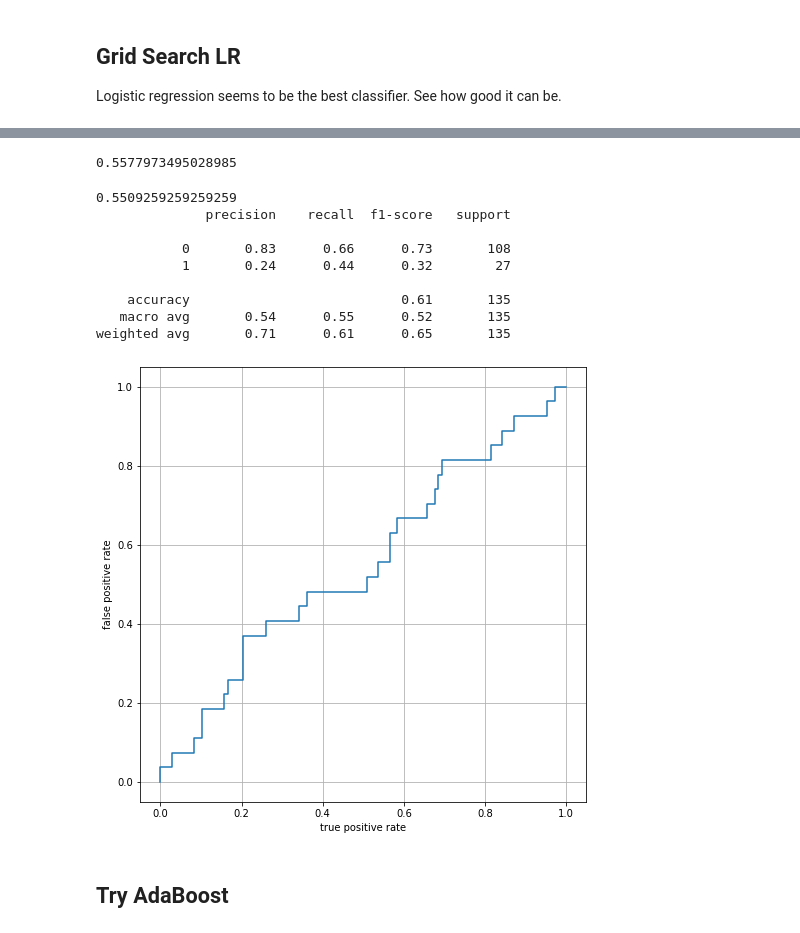
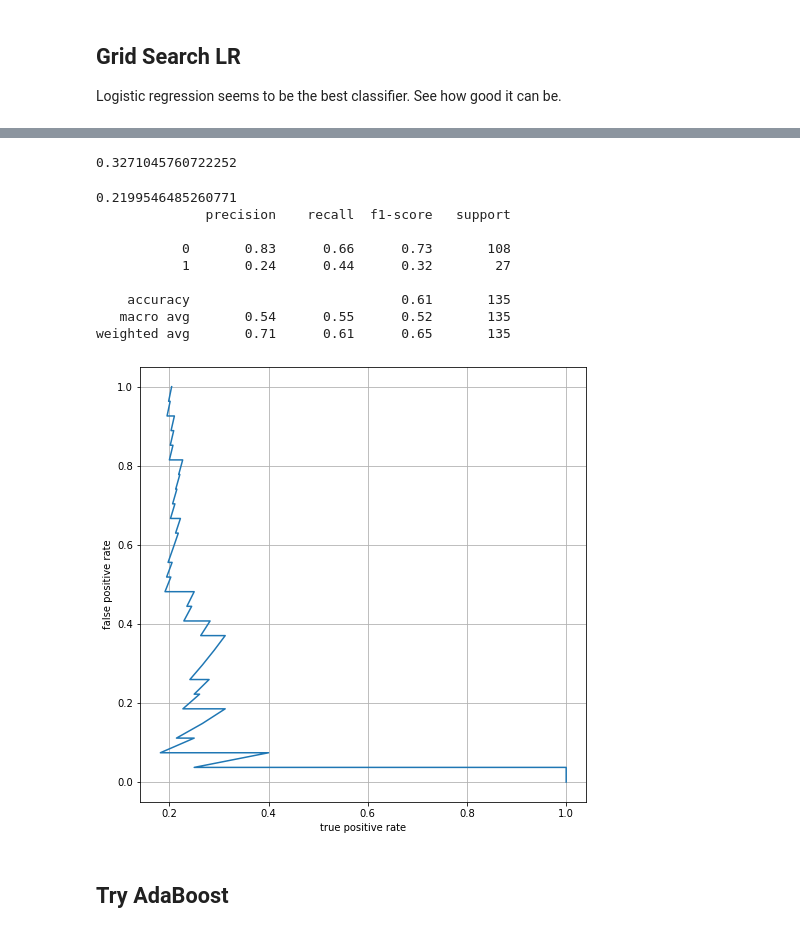
Before and after one commit to li-lab-mcgill/heterogeneous_ehr, a Jupyter notebook: Prediction-MultiDatatypes.ipynb, the cells around one changed output, grey strips where cells are left out. Saved outputs shown, nothing was run; the diff lists cells and outputs as text; code cells hidden in the pictures.

Commit message:
changing to precision-recall

```diff
--- a/Prediction-MultiDatatypes.ipynb
+++ b/Prediction-MultiDatatypes.ipynb
@@ -195,7 +195,7 @@ hyperparams = {
     'max_iter': [100, 200, 300]
               }
 # %%
-searcher = GridSearchCV(estimator=estimator, n_jobs=12, param_grid=hyperparams, scoring='roc_auc', cv=5)
+searcher = GridSearchCV(estimator=estimator, n_jobs=12, param_grid=hyperparams, scoring='average_precision', cv=5)
 # %%
 searcher.fit(train_mixtures, bi_train_duration)
 # %% [output]
@@ -223,14 +223,14 @@ print(searcher.best_params_)
 # %%
 print(searcher.best_score_)
 # %% [output]
-0.5577973495028985
+0.3271045760722252
 # %%
 valid_predictions_lrbest = searcher.best_estimator_.predict(valid_mixtures)
 # %%
-print(roc_auc_score(bi_valid_duration, valid_predictions_lrbest))
+print(average_precision_score(bi_valid_duration, valid_predictions_lrbest))
 print(classification_report(bi_valid_duration, valid_predictions_lrbest))
 # %% [output]
-0.5509259259259259
+0.2199546485260771
               precision    recall  f1-score   support
 
            0       0.83      0.66      0.73       108
@@ -241,17 +241,17 @@ print(classification_report(bi_valid_duration, valid_predictions_lrbest))
 weighted avg       0.71      0.61      0.65       135
 # %%
 valid_proba_lrbest = searcher.best_estimator_.predict_proba(valid_mixtures)[:, 1]
-fpr, tpr, _ = roc_curve(bi_valid_duration, valid_proba_lrbest, pos_label=1, drop_intermediate=False)
+precision, recall, _ = precision_recall_curve(bi_valid_duration, valid_proba_lrbest, pos_label=1)
 # %%
 import matplotlib.pyplot as plt
 # %%
 plt.figure(figsize=(8, 8))
-plt.plot(fpr, tpr)
+plt.plot(precision, recall)
 plt.xlabel('true positive rate')
 plt.ylabel('false positive rate')
 plt.grid()
 # %% [output]
-[figure, old version]
+[figure, new version]
 # %% [markdown]
 ## Try AdaBoost
 # %%
```
Also changed, not shown: parts of 7 cells of this notebook.
